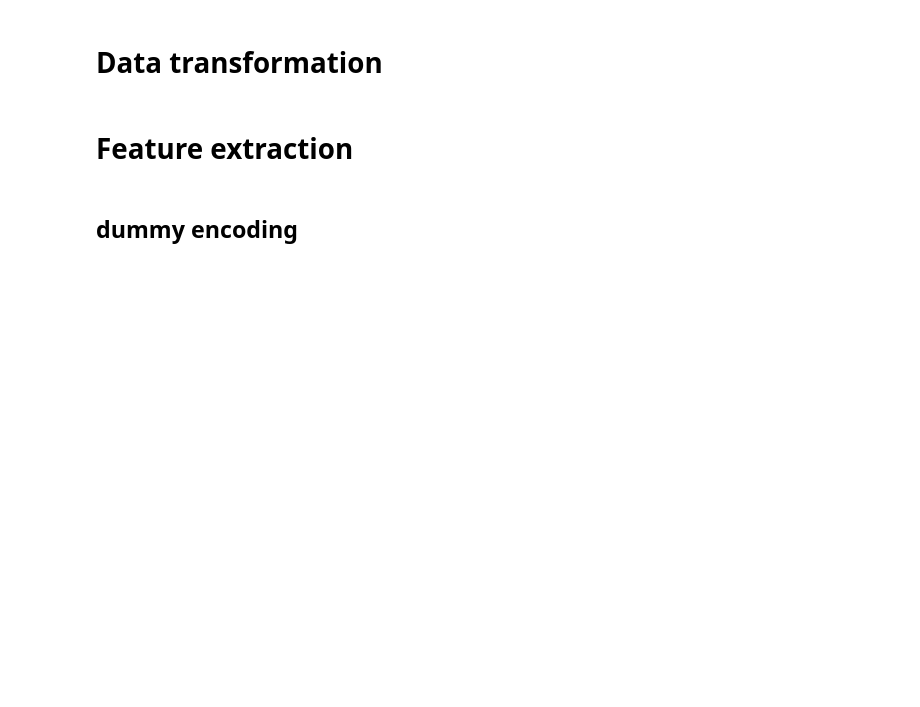
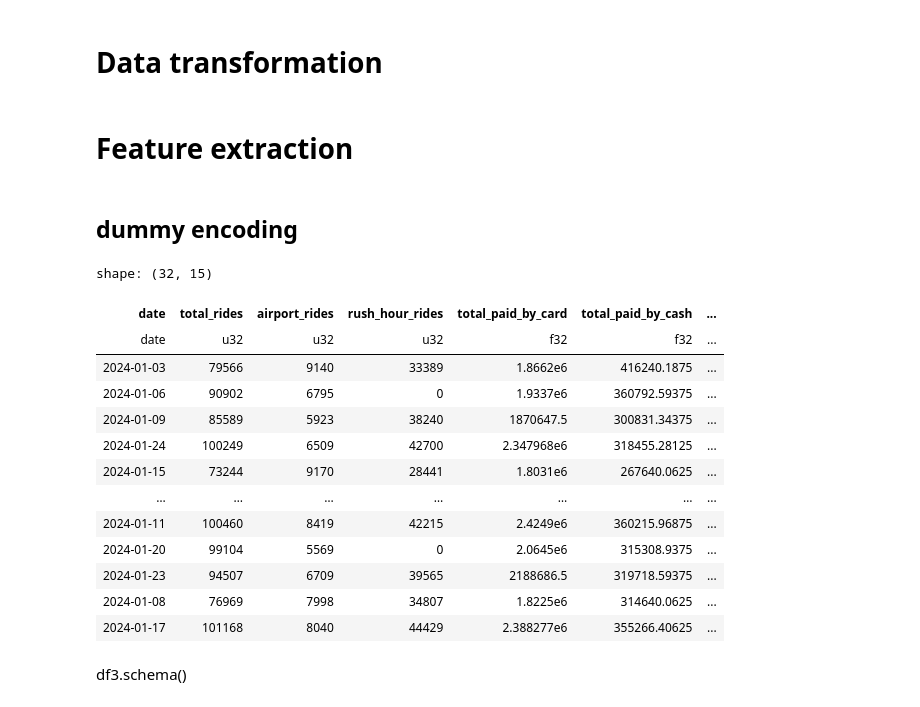
Before and after one commit to mate-mali/MLOPS-MM03, a Jupyter notebook: mm homework.ipynb, the cells around one changed output. Cells and saved outputs as stored; diff of their text form; code cells hidden in the pictures; blank space fills up the shorter version.

```diff
--- a/mm homework.ipynb
+++ b/mm homework.ipynb
@@ -244,34 +243,64 @@ df2 = (
 # %%
 df3 = (
     df2.to_dummies(
         columns=["payment_type", "pickup_borough", "dropoff_borough"]
     ).lazy().with_columns(
+        #open lazification sequence
+        #make some dates
         pl.col('tpep_pickup_datetime').dt.date().alias('date')
-    ).with_columns(
-        pl.col("date").dt.quarter().alias("quarter"),
-        pl.col("date").dt.month().alias("month"),
-        pl.col("date").dt.day().alias("day_of_month"),
-        pl.col("date").dt.weekday().alias("day_of_week"),
-        (pl.col("date").dt.weekday() >= 6).alias("is_weekend")
-    ).group_by("date")
+    )
+    .group_by("date")
     .agg(
-        #THESE NEEDS TO BE ADDED
         # - add integer variables for counting daily events:
         #      - total number of rides (target variable)
         #      - number of airport rides
         #      - number of rush hour rides
+        pl.len().alias("total_rides"),
+        pl.col("is_airport_ride").sum().alias("airport_rides"),
+        pl.col("is_rush_hour").sum().alias("rush_hour_rides"),
         #    - add features aggregating daily rides information:
         #      - average fare amount
         #      - median distance
         #      - sum of total amounts
         #      - total amount paid by card, cash, and other
         #      - total congestion surcharge
         #      - total number of passengers)
-        pl.len().alias("total_rides"),
-        pl.col("is_airport_ride").sum().alias("airport_rides"),
-        pl.col("is_rush_hour").sum().alias("rush_hour_rides"),
+        #since i have already made dummies/one-hots i will use them instead of ifs
+        #if its paid by card then that flag will be non-zero so that was handy
+        (pl.col("total_amount") * pl.col("payment_type_credit card")).sum().alias("total_paid_by_card"),
+        (pl.col("total_amount") * pl.col("payment_type_cash")).sum().alias("total_paid_by_cash"),
+        (pl.col("total_amount") * pl.col("payment_type_other")).sum().alias("total_paid_by_other"),
+        # some statistical wikitiki
         pl.col("fare_amount").mean().alias("average_fare_amount"),
         pl.col("trip_distance").median().alias("median_distance"),
         pl.col("total_amount").sum().alias("sum_total_amount")
+    )
+    .with_columns(
+        # it felt wrong to have date attributes at the end so i moved them earlier i nthe execution order, before aggregsation
+        # nevermind, actually it made sense cause otherwise i would need to have them in the aggregation
+        # and that would sound like additional effort my machine would not survive
+        pl.col("date").dt.quarter().alias("quarter"),
+        pl.col("date").dt.month().alias("month"),
+        pl.col("date").dt.day().alias("day_of_month"),
+        pl.col("date").dt.weekday().alias("day_of_week"),
+        (pl.col("date").dt.weekday() >= 6).alias("is_weekend")
     ).collect()
 )
+df3
+# %% [output]
+shape: (32, 15)
+| date | total_rides | airport_rides | rush_hour_rides | total_paid_by_card | total_paid_by_cash | ... |
+| date | u32 | u32 | u32 | f32 | f32 | ... |
+| 2024-01-03 | 79566 | 9140 | 33389 | 1.8662e6 | 416240.1875 | ... |
+| 2024-01-06 | 90902 | 6795 | 0 | 1.9337e6 | 360792.59375 | ... |
+| 2024-01-09 | 85589 | 5923 | 38240 | 1870647.5 | 300831.34375 | ... |
+| 2024-01-24 | 100249 | 6509 | 42700 | 2.347968e6 | 318455.28125 | ... |
+| 2024-01-15 | 73244 | 9170 | 28441 | 1.8031e6 | 267640.0625 | ... |
+| … | … | … | … | … | … | ... |
+| 2024-01-11 | 100460 | 8419 | 42215 | 2.4249e6 | 360215.96875 | ... |
+| 2024-01-20 | 99104 | 5569 | 0 | 2.0645e6 | 315308.9375 | ... |
+| 2024-01-23 | 94507 | 6709 | 39565 | 2188686.5 | 319718.59375 | ... |
+| 2024-01-08 | 76969 | 7998 | 34807 | 1.8225e6 | 314640.0625 | ... |
+| 2024-01-17 | 101168 | 8040 | 44429 | 2.388277e6 | 355266.40625 | ... |
+# %% [markdown]
+df3.schema()
```
Also changed, not shown: parts of 11 cells of this notebook.
